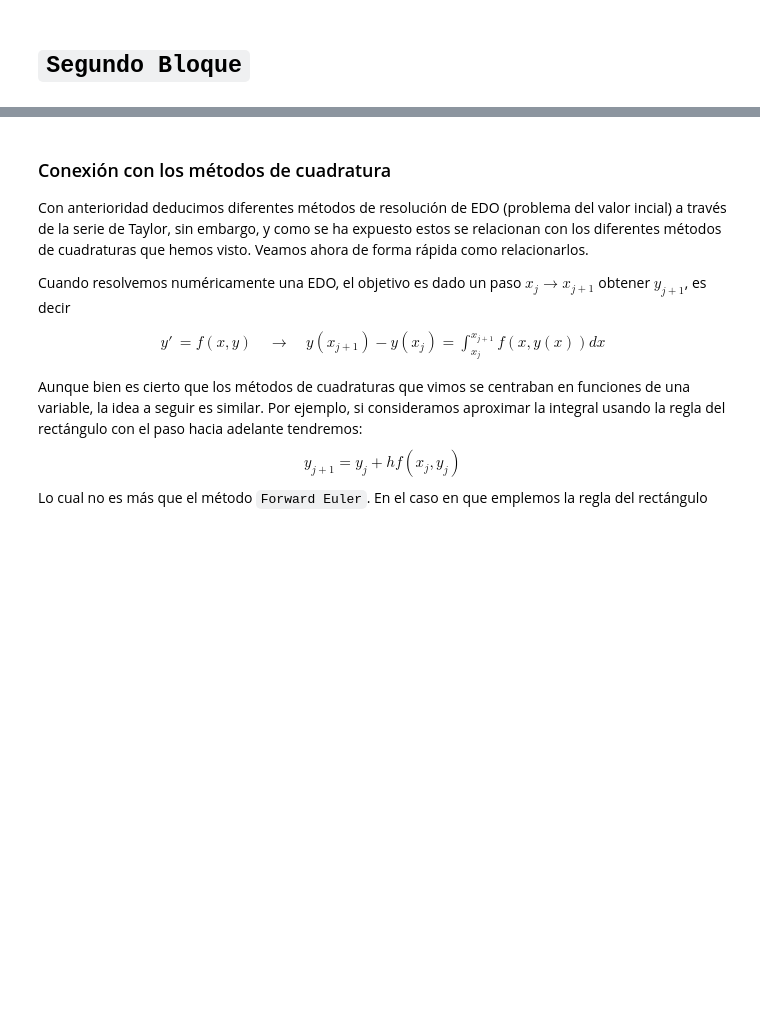
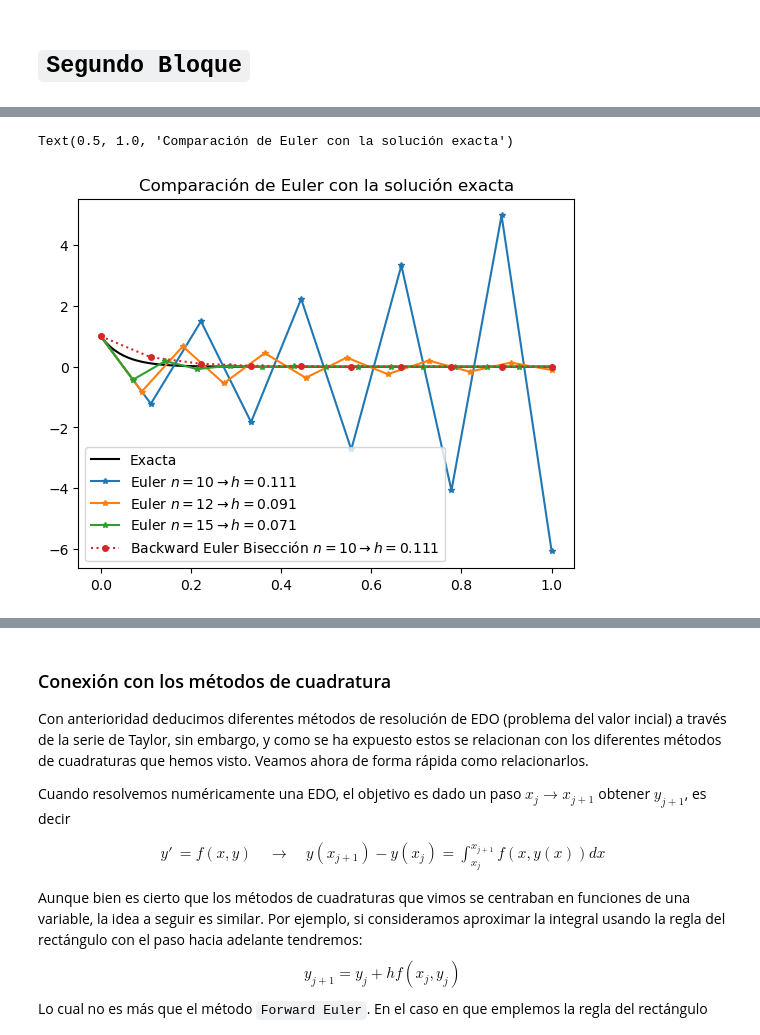
Before and after one commit to Mandy8808/Metodos_Numericos_2024, a Jupyter notebook: Lectures/Primer_Bloque/Lecture_part6.ipynb, the cells around one changed output, grey strips where cells are left out. Drawn from its saved outputs; the diff is of its cells as text; code cells hidden in the pictures; blank space fills up the shorter version.

```diff
--- a/Lectures/Primer_Bloque/Lecture_part6.ipynb
+++ b/Lectures/Primer_Bloque/Lecture_part6.ipynb
@@ -5,0 +361,14 @@ import matplotlib.pyplot as plt
+# %%
+def backward_euler(f, a, b, n, y0, iterations=120):
+    """Backward Euler's method for solving the initial value problem y'=f(x,y), y(a)=y0."""
+    h = (b - a) / (n - 1)
+    xs = np.linspace(a,b,n)
+    ys = np.zeros(n)
+    y = y0
+    for i, x in enumerate(xs):
+        ys[i] = y
+        y_new = y
+        for _ in range(iterations):  # acá iría cualquier método de raíz para resolver la ecuación implícita
+            y_new = y + h * f(x + h, y_new)  # método de punto fijo
+        y = y_new
+    return xs, ys
@@ -6 +421,32 @@ import matplotlib.pyplot as plt
+# %%
+n_values_bE = [10]
+soluciones_bE, soluciones_bE_bis = [], []
+
+for n in n_values_bE:
+    xs, ys = backward_euler(df, a, b, n, y0)
+    soluciones_bE.append((xs, ys))
+
+    xs, ys = backward_euler_bisection(df, a, b, n, y0)
+    soluciones_bE_bis.append((xs, ys))
+# %%
+xanalitico = np.linspace(a, b, 100)
+plt.plot(xanalitico, solf(xanalitico), label=r'Exacta', color='black', linestyle='-')
+
+for (xs, ys), n in zip(soluciones, n_values):
+    h = (b - a) / (n - 1)
+    plt.plot(xs, ys, label=fr'Euler $n={n} \to h={h:.3f}$', marker='*', markersize=4)
+
+#for (xs, ys), n in zip(soluciones_bE, n_values):
+#    h = (b - a) / (n - 1)
+#    plt.plot(xs, ys, label=fr'Backward Euler $n={n} \to h={h:.3f}$', linestyle='--')
+
+for (xs, ys), n in zip(soluciones_bE_bis, n_values_bE):
+    h = (b - a) / (n - 1)
+    plt.plot(xs, ys, label=fr'Backward Euler Bisección $n={n} \to h={h:.3f}$', linestyle=':', marker='o', markersize=4)
+
+plt.legend()
+plt.title("Comparación de Euler con la solución exacta")
+# %% [output]
+Text(0.5, 1.0, 'Comparación de Euler con la solución exacta')
+[figure, added]
 # %%
```
Also changed, not shown: parts of 33 cells of this notebook.
